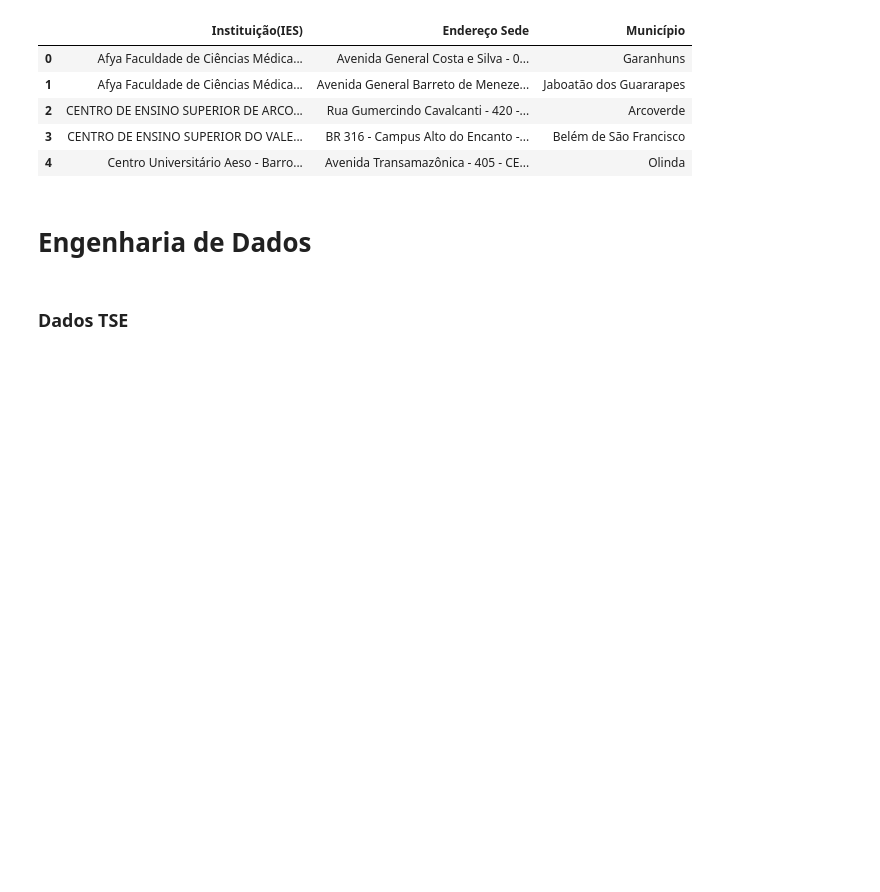
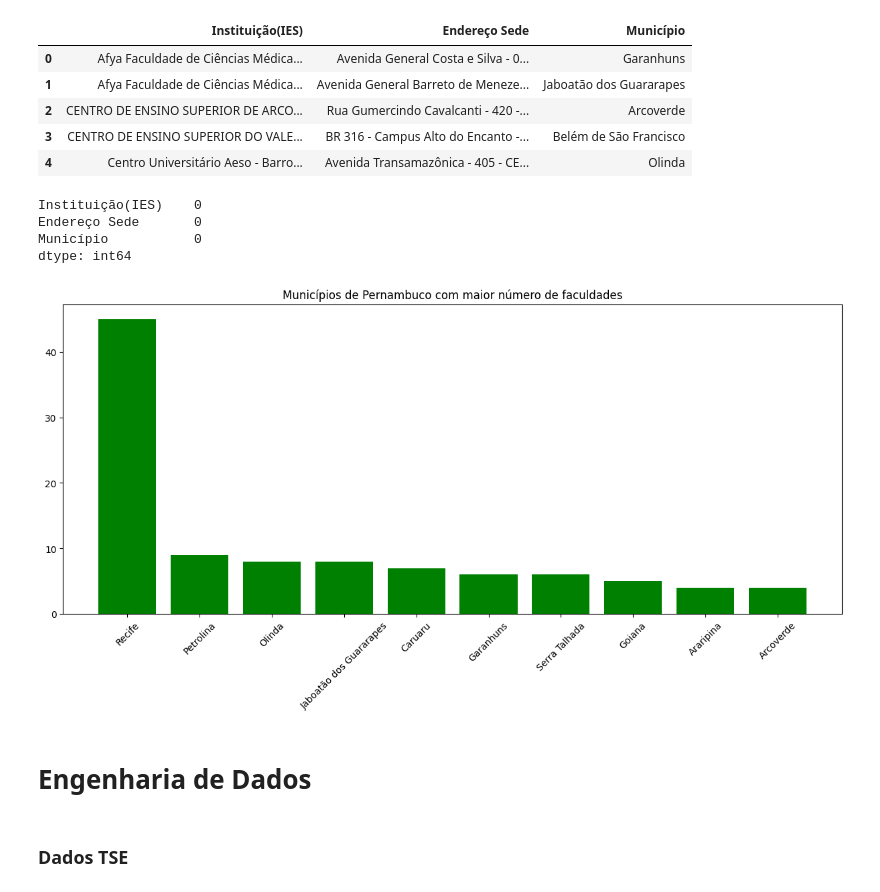
Before and after one commit to aliciamarzola/tp_bdg, a Jupyter notebook: exploring.ipynb, the cells around one changed output. Drawn from its saved outputs; the diff is of its cells as text; code cells hidden in the pictures; blank space fills up the shorter version.

```diff
--- a/exploring.ipynb
+++ b/exploring.ipynb
@@ -177,6 +223,22 @@ instituicoesLimpo.head()
 | 2 | CENTRO DE ENSINO SUPERIOR DE ARCO... | Rua Gumercindo Cavalcanti - 420 -... | Arcoverde |
 | 3 | CENTRO DE ENSINO SUPERIOR DO VALE... | BR 316 - Campus Alto do Encanto -... | Belém de São Francisco |
 | 4 | Centro Universitário Aeso - Barro... | Avenida Transamazônica - 405 - CE... | Olinda |
+# %%
+instituicoesLimpo.isna().sum()
+# %% [output]
+Instituição(IES)    0
+Endereço Sede       0
+Município           0
+dtype: int64
+# %%
+municipios = instituicoesLimpo['Município'].value_counts(ascending=False).head(10)
+plt.figure(figsize=(15,6))
+plt.bar(municipios.index, municipios.values, color='green')
+plt.title('Municípios de Pernambuco com maior número de faculdades')
+plt.xticks(rotation=45)
+plt.show()
+# %% [output]
+[figure, added]
 # %% [markdown]
 # Engenharia de Dados
 # %% [markdown]
```
Also changed, not shown: parts of 7 cells of this notebook.
